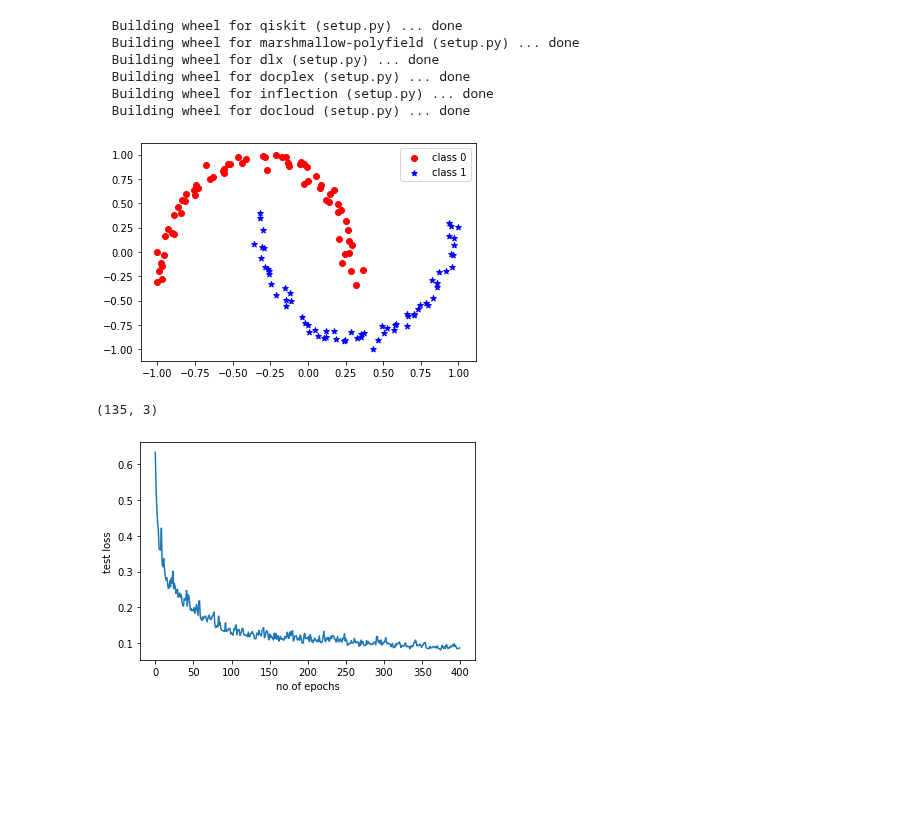
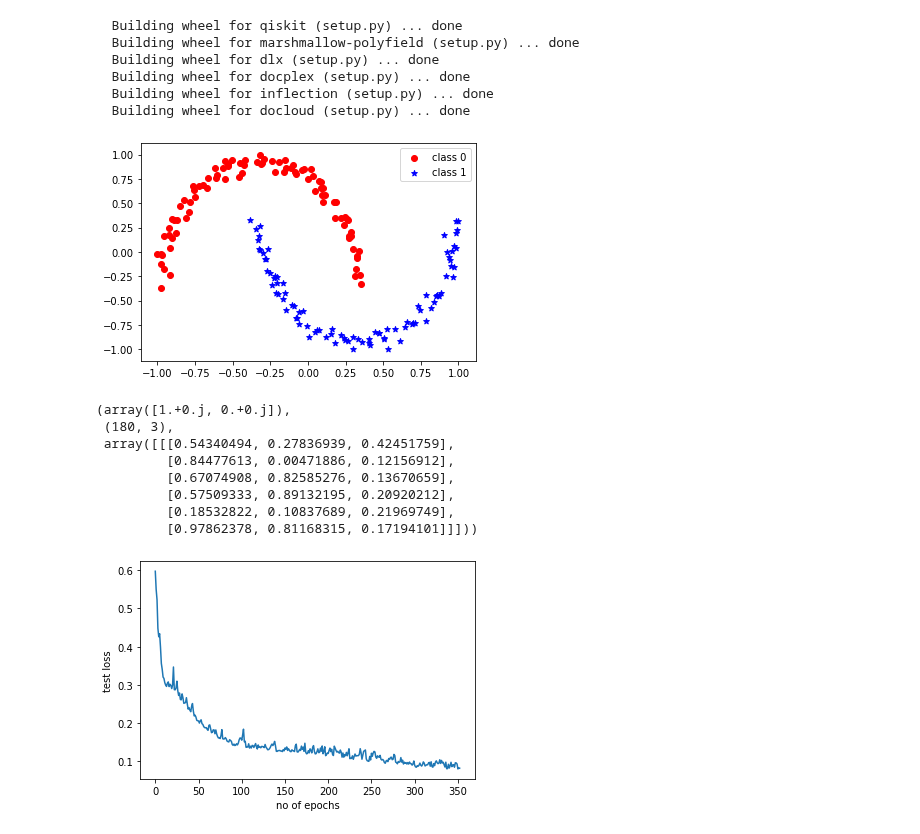
Before and after one commit to kareem1925/Ismailia-school-of-AI, a Jupyter notebook: quantum_gradients/universal_qubit_classifier_using_gradient_descent.ipynb, the cells around one changed output. Saved outputs shown, nothing was run; the diff lists cells and outputs as text; code cells hidden in the pictures; blank space fills up the shorter version.

```diff
--- a/quantum_gradients/universal_qubit_classifier_using_gradient_descent.ipynb
+++ b/quantum_gradients/universal_qubit_classifier_using_gradient_descent.ipynb
@@ -22,7 +20,7 @@ from sklearn.model_selection import train_test_split
 from sklearn.preprocessing import MinMaxScaler
 import matplotlib.pylab as plt
 # %%
-n_qubits = 1
+n_qubits = 2
 layers = 5
 n_samples = 800
 # %%
@@ -112,7 +110,11 @@ def cerate_data(n_qubits,layers,dataset_name,n_samples,test_size = 0.1,plot=True
 
   if n_of_labels == 2:
     state_labels[0,0] = 1
-    state_labels[-1,-1] = 1
+    if n_qubits > 1:
+      state_labels[-1] = -1/np.sqrt(2)
+    else:
+      state_labels[-1,-1] = 1
+
 
   # initialize weights
   np.random.seed(100) #to make results reproducible
@@ -128,13 +130,20 @@ def cerate_data(n_qubits,layers,dataset_name,n_samples,test_size = 0.1,plot=True
 
   return (x_train,y_train),(x_test,y_test),state_labels,weights
 # %%
-(x_train,y_train),(x_test,y_test),State_labels,weights = cerate_data(1,6,'moons',150,test_size=0.1)
+(x_train,y_train),(x_test,y_test),State_labels,params = cerate_data(1,6,'moons',200,test_size=0.1)
 # %% [output]
-[figure, old version]
+[figure, new version]
-# %%
-x_train.shape
-# %% [output]
-(135, 3)
+# %%
+State_labels[0],x_train.shape,params
+# %% [output]
+(array([1.+0.j, 0.+0.j]),
+ (180, 3),
+ array([[[0.54340494, 0.27836939, 0.42451759],
+         [0.84477613, 0.00471886, 0.12156912],
+         [0.67074908, 0.82585276, 0.13670659],
+         [0.57509333, 0.89132195, 0.20920212],
+         [0.18532822, 0.10837689, 0.21969749],
+         [0.97862378, 0.81168315, 0.17194101]]]))
 # %%
 def circuit(params,X,State_labels=State_labels):
 
@@ -285,8 +304,8 @@ for it in tqdm(range(epoch)):
 # %%
 plt.xlabel('no of epochs')
 plt.ylabel('test loss')
-plt.plot(range(epochs),test_loss)
+plt.plot(range(len(test_loss)),test_loss)
 plt.show()
 # %% [output]
-[figure, old version]
+[figure, new version]
 # %%
```
Also changed, not shown: parts of 11 cells of this notebook.
